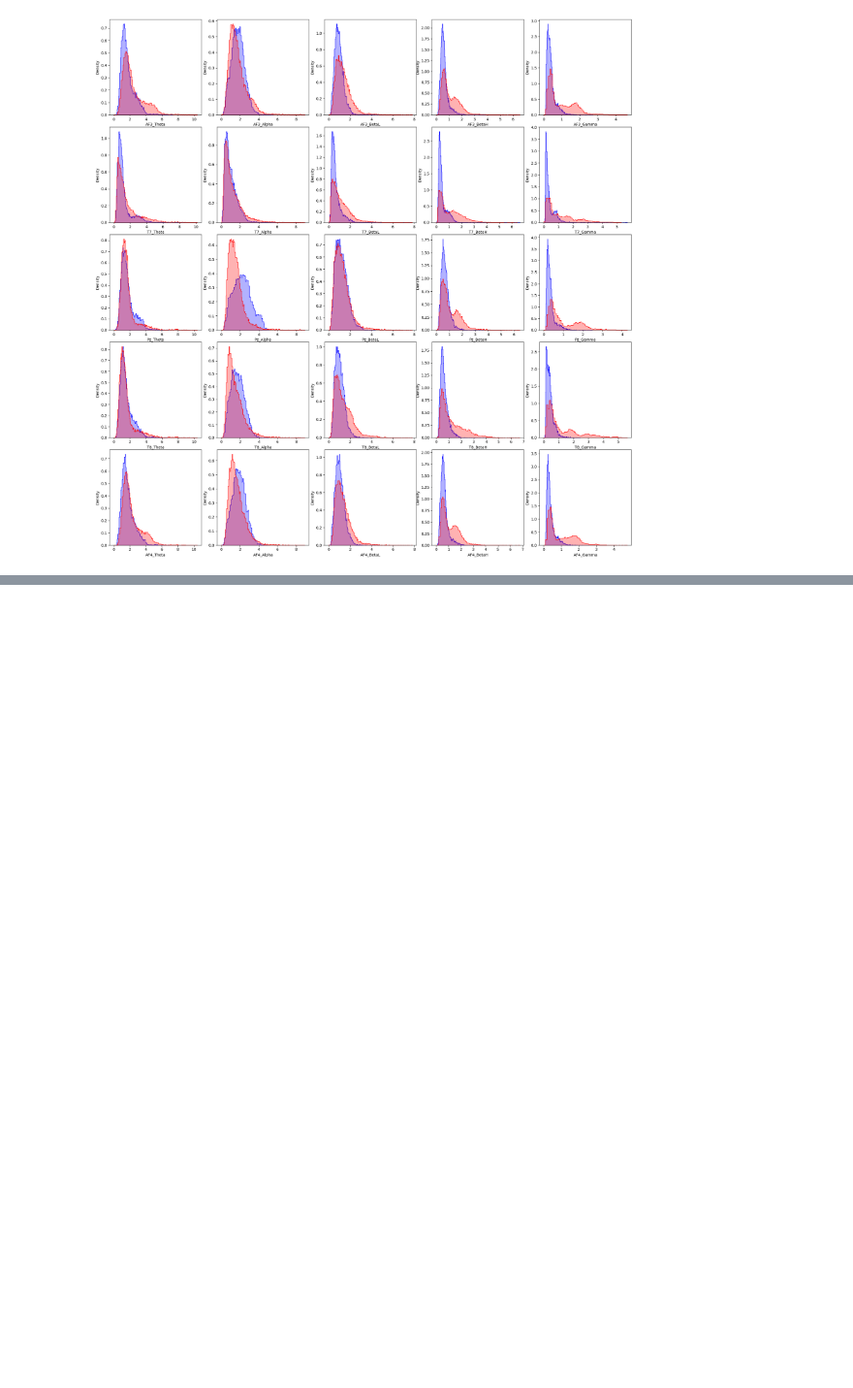
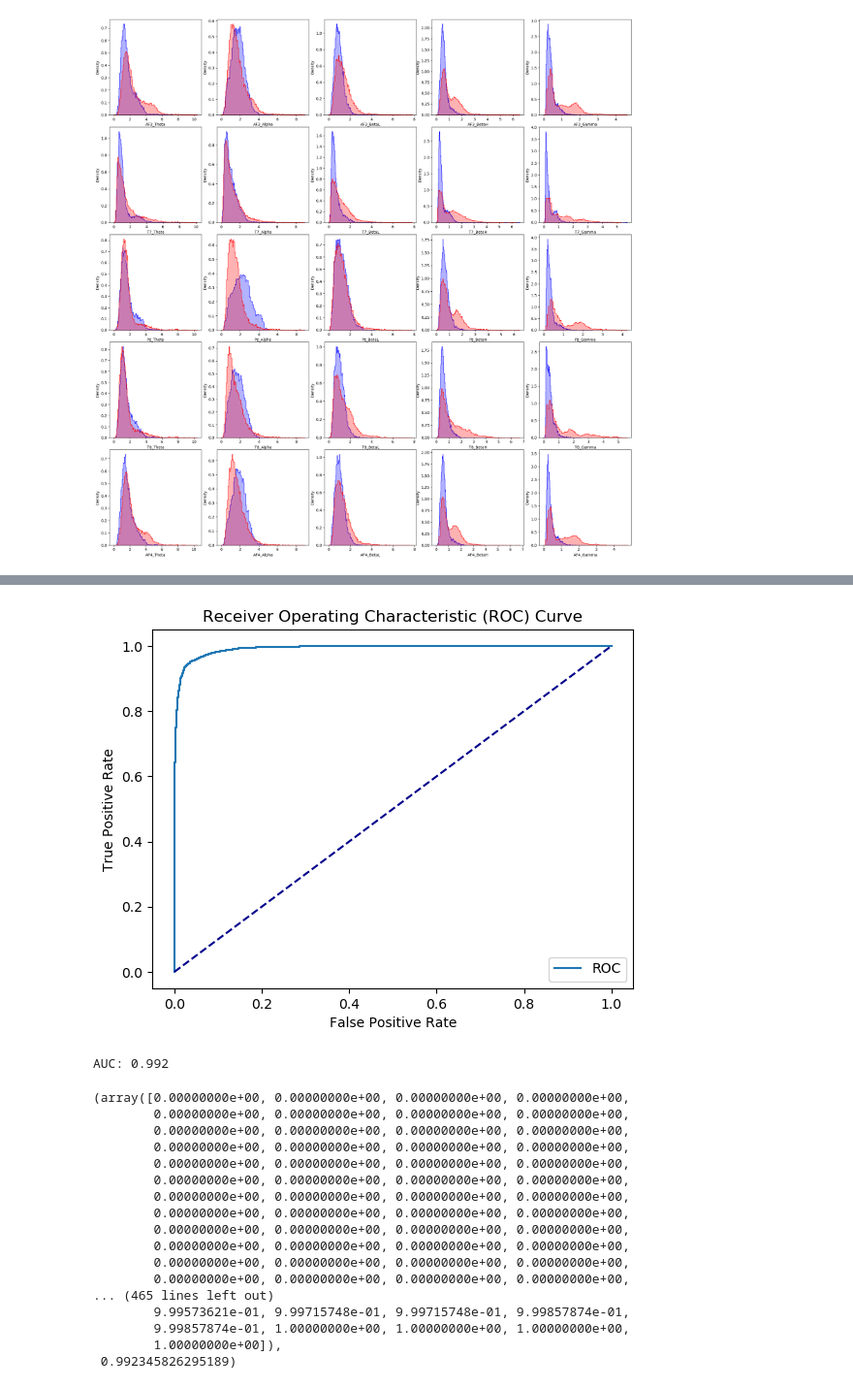
Before and after one commit to saraparatico/SAPIENS-project, a Jupyter notebook: ML_POW.ipynb, the cells around one changed output, grey strips where cells are left out. Shown at 97% size. Cells and saved outputs as stored; diff of their text form; code cells hidden in the pictures; blank space fills up the shorter version.

Commit message:
Random Forest classifier
Random Forest classifier

```diff
--- a/ML_POW.ipynb
+++ b/ML_POW.ipynb
@@ -404,0 +457,24 @@ roc(model,X_train,y_train,X_test,y_test)
+# %%
+model = RandomForestClassifier(criterion='gini', max_depth=9, min_samples_leaf=2, min_samples_split=8, n_estimators=100)
+
+roc(model,X_train,y_train,X_test,y_test)
+# %% [output]
+[figure, added]
+AUC: 0.992
+(array([0.00000000e+00, 0.00000000e+00, 0.00000000e+00, 0.00000000e+00,
+        0.00000000e+00, 0.00000000e+00, 0.00000000e+00, 0.00000000e+00,
+        0.00000000e+00, 0.00000000e+00, 0.00000000e+00, 0.00000000e+00,
+        0.00000000e+00, 0.00000000e+00, 0.00000000e+00, 0.00000000e+00,
+        0.00000000e+00, 0.00000000e+00, 0.00000000e+00, 0.00000000e+00,
+        0.00000000e+00, 0.00000000e+00, 0.00000000e+00, 0.00000000e+00,
+        0.00000000e+00, 0.00000000e+00, 0.00000000e+00, 0.00000000e+00,
+        0.00000000e+00, 0.00000000e+00, 0.00000000e+00, 0.00000000e+00,
+        0.00000000e+00, 0.00000000e+00, 0.00000000e+00, 0.00000000e+00,
+        0.00000000e+00, 0.00000000e+00, 0.00000000e+00, 0.00000000e+00,
+        0.00000000e+00, 0.00000000e+00, 0.00000000e+00, 0.00000000e+00,
+        0.00000000e+00, 0.00000000e+00, 0.00000000e+00, 0.00000000e+00,
+... (465 lines left out)
+        9.99573621e-01, 9.99715748e-01, 9.99715748e-01, 9.99857874e-01,
+        9.99857874e-01, 1.00000000e+00, 1.00000000e+00, 1.00000000e+00,
+        1.00000000e+00]),
+ 0.992345826295189)
```
Also changed, not shown: parts of 19 cells of this notebook.
